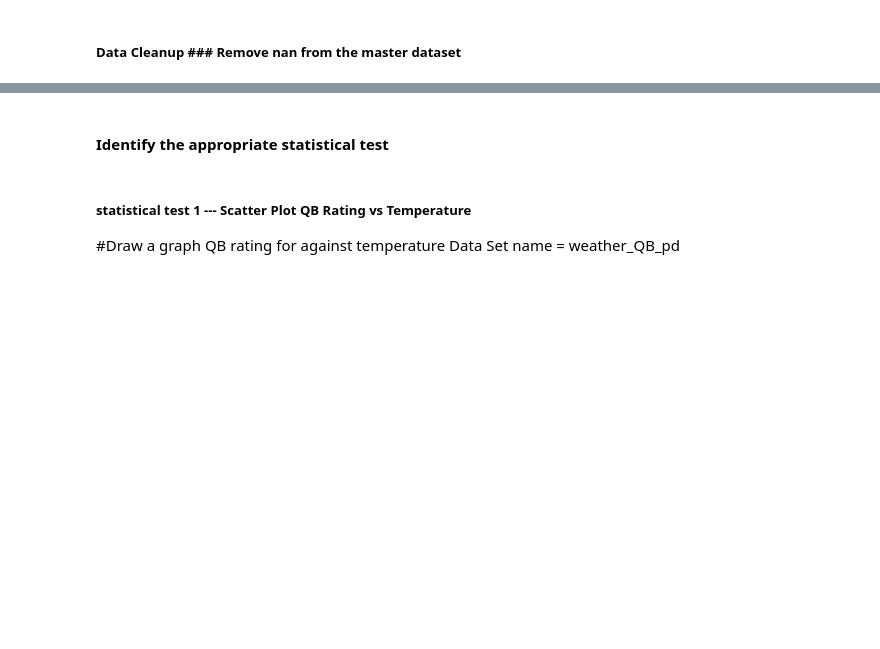
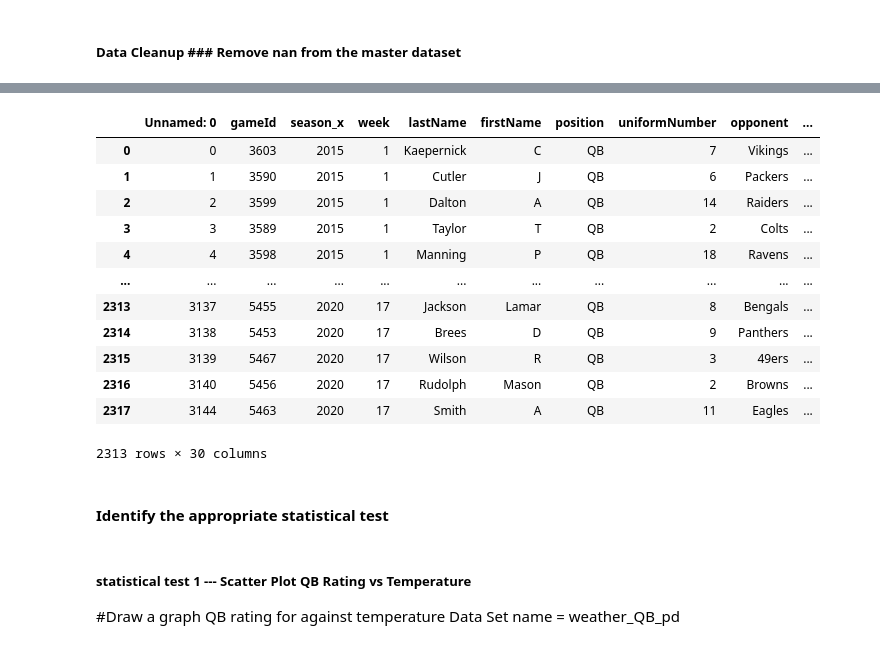
Before and after one commit to nblaul/Project-1, a Jupyter notebook: Project1-graph-3.ipynb, the cells around one changed output, grey strips where cells are left out. Drawn from its saved outputs; the diff is of its cells as text; code cells hidden in the pictures; blank space fills up the shorter version.

```diff
--- a/Project1-graph-3.ipynb
+++ b/Project1-graph-3.ipynb
@@ -203,5 +240,20 @@ plt.bar(QB_R_weather_con_3["conditions"], QB_R_weather_con_3["QB Rating"], color
 # %%
 weather_QB_pd.dropna(inplace=True)
+weather_QB_pd
+# %% [output]
+|  | Unnamed: 0 | gameId | season_x | week | lastName | firstName | position | uniformNumber | opponent | ... |
+| 0 | 0 | 3603 | 2015 | 1 | Kaepernick | C | QB | 7 | Vikings | ... |
+| 1 | 1 | 3590 | 2015 | 1 | Cutler | J | QB | 6 | Packers | ... |
+| 2 | 2 | 3599 | 2015 | 1 | Dalton | A | QB | 14 | Raiders | ... |
+| 3 | 3 | 3589 | 2015 | 1 | Taylor | T | QB | 2 | Colts | ... |
+| 4 | 4 | 3598 | 2015 | 1 | Manning | P | QB | 18 | Ravens | ... |
+| ... | ... | ... | ... | ... | ... | ... | ... | ... | ... | ... |
+| 2313 | 3137 | 5455 | 2020 | 17 | Jackson | Lamar | QB | 8 | Bengals | ... |
+| 2314 | 3138 | 5453 | 2020 | 17 | Brees | D | QB | 9 | Panthers | ... |
+| 2315 | 3139 | 5467 | 2020 | 17 | Wilson | R | QB | 3 | 49ers | ... |
+| 2316 | 3140 | 5456 | 2020 | 17 | Rudolph | Mason | QB | 2 | Browns | ... |
+| 2317 | 3144 | 5463 | 2020 | 17 | Smith | A | QB | 11 | Eagles | ... |
+2313 rows × 30 columns
 # %% [markdown]
 #### Identify the appropriate statistical test
 # %% [markdown]
```
Also changed, not shown: parts of 18 cells of this notebook.
